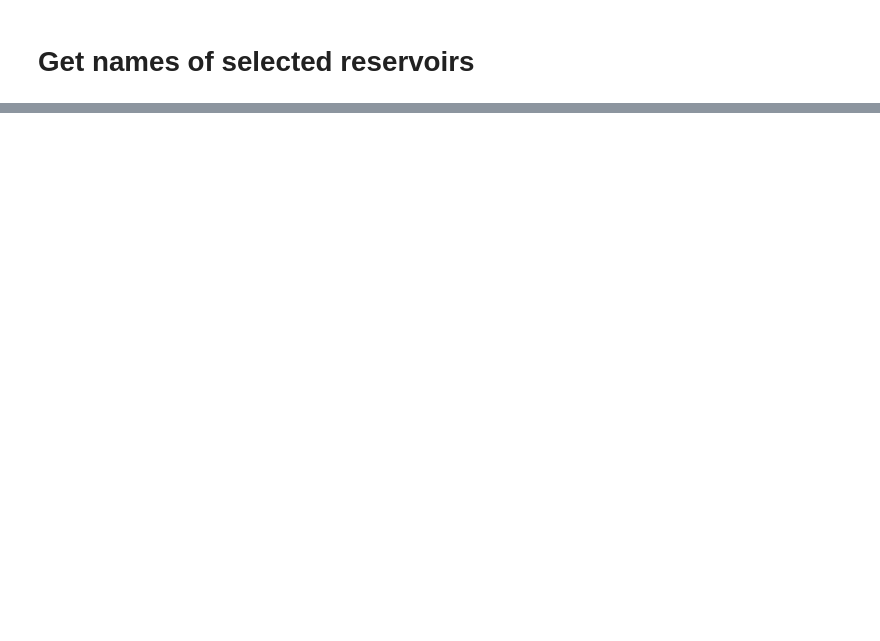
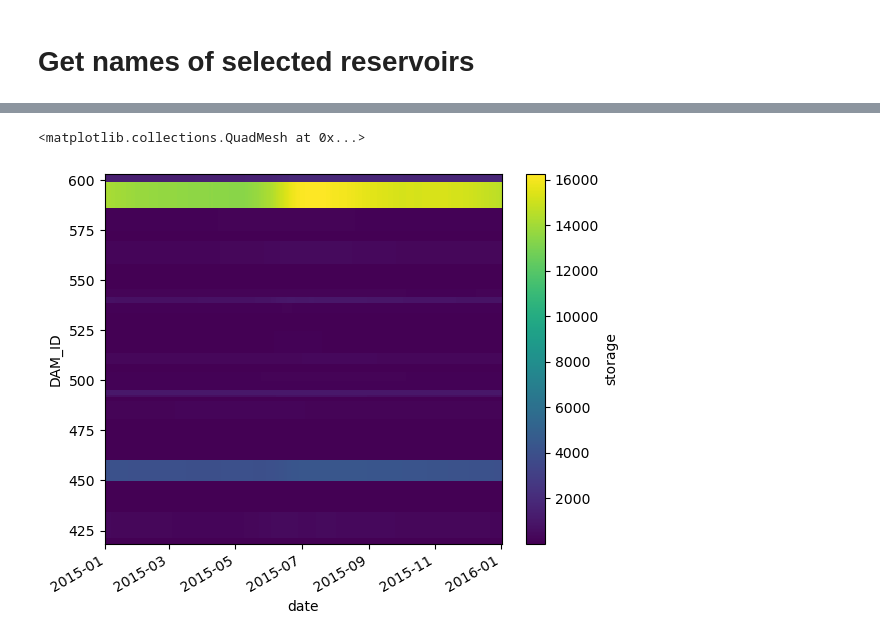
Before and after one commit to pritamd47/ReservoirNetwork, a Jupyter notebook: notebooks/sandbox.ipynb, the cells around one changed output, grey strips where cells are left out. Saved outputs shown, nothing was run; the diff lists cells and outputs as text; code cells hidden in the pictures; blank space fills up the shorter version.

Commit message:
new visualizations for available data

```diff
--- a/notebooks/sandbox.ipynb
+++ b/notebooks/sandbox.ipynb
@@ -105,0 +135,4 @@ for res_id in sel_res['DAM_ID']:
+# %%
+sel_res['TS_START'] = pd.to_datetime(sel_res['TS_START'])
+sel_res['TS_END'] = pd.to_datetime(sel_res['TS_END'])
+sel_res.info()
@@ -105,0 +157,3 @@ for res_id in sel_res['DAM_ID']:
+# %%
+ds = sel_res.set_index('DAM_ID').to_xarray()
+ds
@@ -105,0 +175,13 @@ for res_id in sel_res['DAM_ID']:
+# %%
+def get_ts(ts_dir, dam_id):
+    fn = os.path.join(ts_dir, f"{dam_id}.csv")
+    df = pd.read_csv(fn, parse_dates=['date'])
+    df['DAM_ID'] = dam_id
+
+    df.set_index(['DAM_ID', 'date'], inplace=True)
+
+    return df.to_xarray()
+
+ts_dir = '../data/ts'
+dam_id = 419
+get_ts(ts_dir, dam_id)
@@ -105,0 +200,5 @@ for res_id in sel_res['DAM_ID']:
+# %%
+# get ts of all reservoirs
+TS = xr.merge([get_ts(ts_dir, dam_id) for dam_id in sel_res.DAM_ID])
+TS = TS.sel(date=slice("2015-01-01", "2016-01-01"))
+TS
@@ -105,0 +217,5 @@ for res_id in sel_res['DAM_ID']:
+# %%
+TS['storage'].plot()
+# %% [output]
+<matplotlib.collections.QuadMesh at 0x...>
+[figure, added]
```
Also changed, not shown: parts of 17 cells of this notebook.
